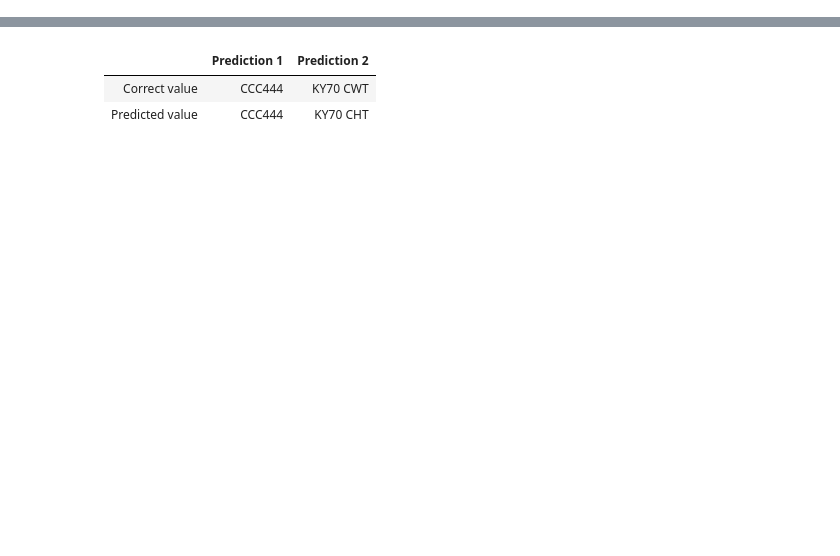
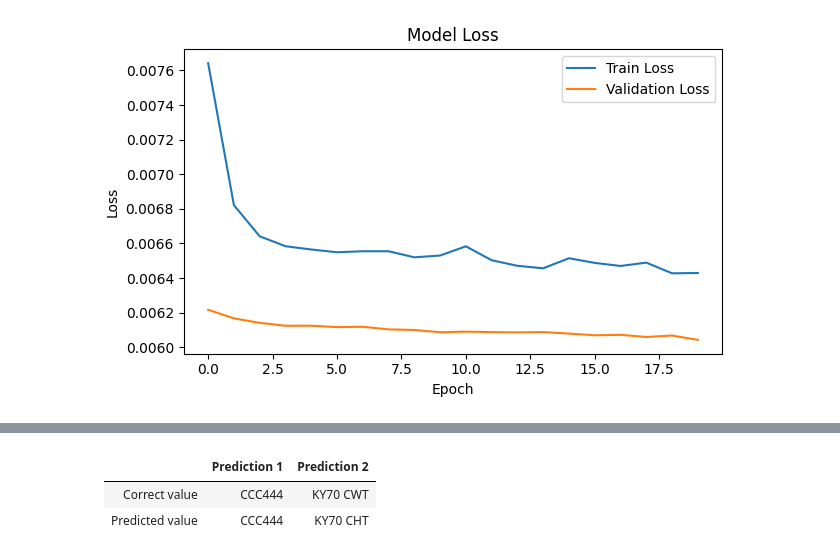
Before and after one commit to urluur/Registration-Plate-Recognition, a Jupyter notebook: main.ipynb, the cells around one changed output, grey strips where cells are left out. Drawn from its saved outputs; the diff is of its cells as text; code cells hidden in the pictures; blank space fills up the shorter version.

```diff
--- a/main.ipynb
+++ b/main.ipynb
@@ -16,8 +16,8 @@ from keras_cv.losses import IoULoss # type: ignore
 from tensorflow.keras.callbacks import EarlyStopping, ReduceLROnPlateau # type: ignore
 # %%
 # Load and preprocess data
-xml_path = './archive/annotations/'
-img_path = './archive/images/'
+xml_path = './archive/CCPD2019_converted/annotations/'
+img_path = './archive/CCPD2019_converted/images/'
 dataset = {}
 history = None
 
@@ -36,6 +36,16 @@ imgs_preprocessed, boxes_preprocessed = preprocess_data(images, boxes)
 
 # Splitting the data to train and test sets
 X_train, X_test, y_train, y_test = train_test_split(imgs_preprocessed, boxes_preprocessed, test_size=0.15)
+# %%
+# Better loss function
+def combined_loss(y_true, y_pred):
+    mse_weight = 1.0
+    iou_weight = 1.0
+
+    mse = tf.keras.losses.mse(y_true, y_pred)
+    iou = IoULoss(bounding_box_format='xyxy')(y_true, y_pred)
+    print(f"Loss: MSE({mse}) | IoU({iou})")
+    return (mse_weight * mse) + (iou_weight * iou)
 # %%
 # Define model building, saving, and loading functions
 def build_custom_model(input_shape):
@@ -79,11 +97,11 @@ else:
 
     # Got idea for callbacks from chatgpt
     callbacks = [
-        ReduceLROnPlateau(monitor='val_loss', factor=0.1, patience=2, min_lr=1e-5),
+        ReduceLROnPlateau(monitor='val_loss', factor=0.01, patience=2, min_lr=1e-5),
         EarlyStopping(monitor='val_loss', patience=4, restore_best_weights=True)
     ]
 
-    history = model.fit(X_train, y_train, epochs=20, validation_data=(X_test, y_test), batch_size=4, callbacks=callbacks)
+    history = model.fit(X_train, y_train, epochs=20, validation_data=(X_test, y_test), batch_size=8, callbacks=callbacks)
 
     # Save the model after training
     save_model(model, model_path)
@@ -137,0 +112,28 @@ plt.show()
+# %%
+import matplotlib.pyplot as plt
+# Plot training history
+if history:
+    plt.figure(figsize=(12, 4))
+    plt.subplot(1, 2, 1)
+    plt.plot(history.history['loss'], label='Train Loss')
+    plt.plot(history.history['val_loss'], label='Validation Loss')
+    plt.title('Model Loss')
+    plt.ylabel('Loss')
+    plt.xlabel('Epoch')
+    plt.legend(loc='upper right')
+
+    # If learning rate reduction is used, you might want to see it
+    if 'lr' in history.history:
+        plt.subplot(1, 2, 2)
+        plt.plot(history.history['lr'], label='Learning Rate')
+        plt.title('Learning Rate Schedule')
+        plt.ylabel('Learning Rate')
+        plt.xlabel('Epoch')
+        plt.legend(loc='upper right')
+
+    plt.tight_layout()
+    plt.show()
+else:
+    print("No training history to display. The model was likely loaded from disk.")
+# %% [output]
+[figure, added]
```
Also changed, not shown: parts of 9 cells of this notebook, 4 other files.
